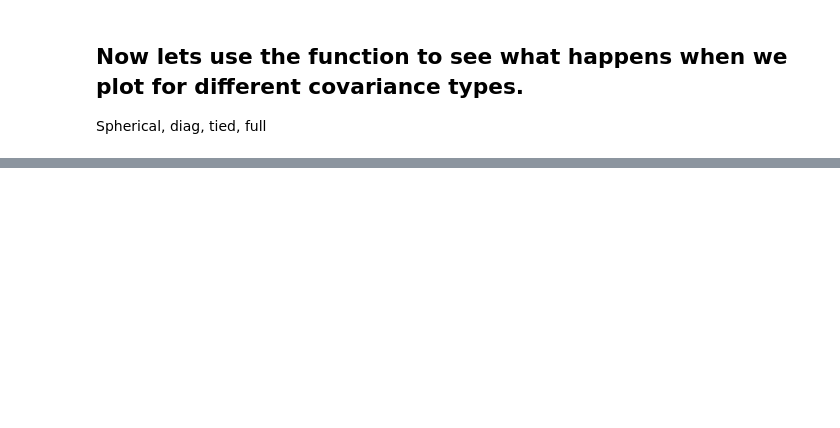
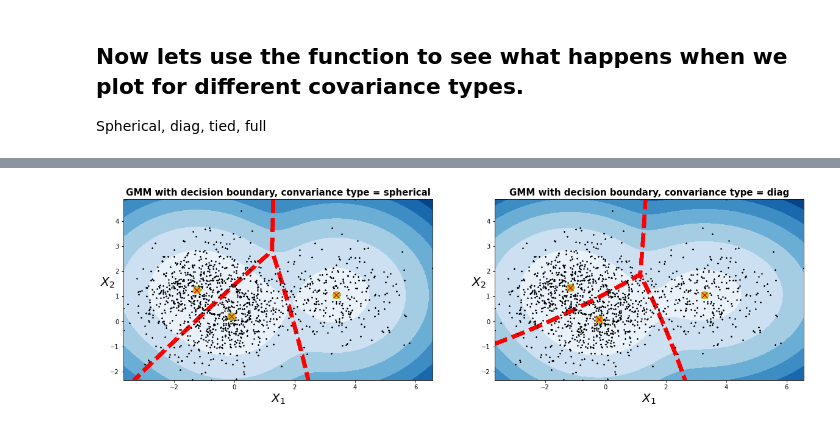
Before and after one commit to ashishthanki/MLProjects, a Jupyter notebook: UnsupervisedLearning/Blobs/Gaussian_Mixture_Model_Anomaly_Detection.ipynb, the cells around one changed output, grey strips where cells are left out. Drawn from its saved outputs; the diff is of its cells as text; code cells hidden in the pictures; blank space fills up the shorter version.

```diff
--- a/UnsupervisedLearning/Blobs/Gaussian_Mixture_Model_Anomaly_Detection.ipynb
+++ b/UnsupervisedLearning/Blobs/Gaussian_Mixture_Model_Anomaly_Detection.ipynb
@@ -273,0 +302,10 @@ Spherical, diag, tied, full
+# %%
+plt.figure(figsize= (20, 12))
+
+plt.subplot(221)
+plot_gaussian_mixture(gm_spherical, X)
+
+plt.subplot(222)
+plot_gaussian_mixture(gm_diag, X)
+# %% [output]
+[figure, added]
```
Also changed, not shown: parts of 20 cells of this notebook.
